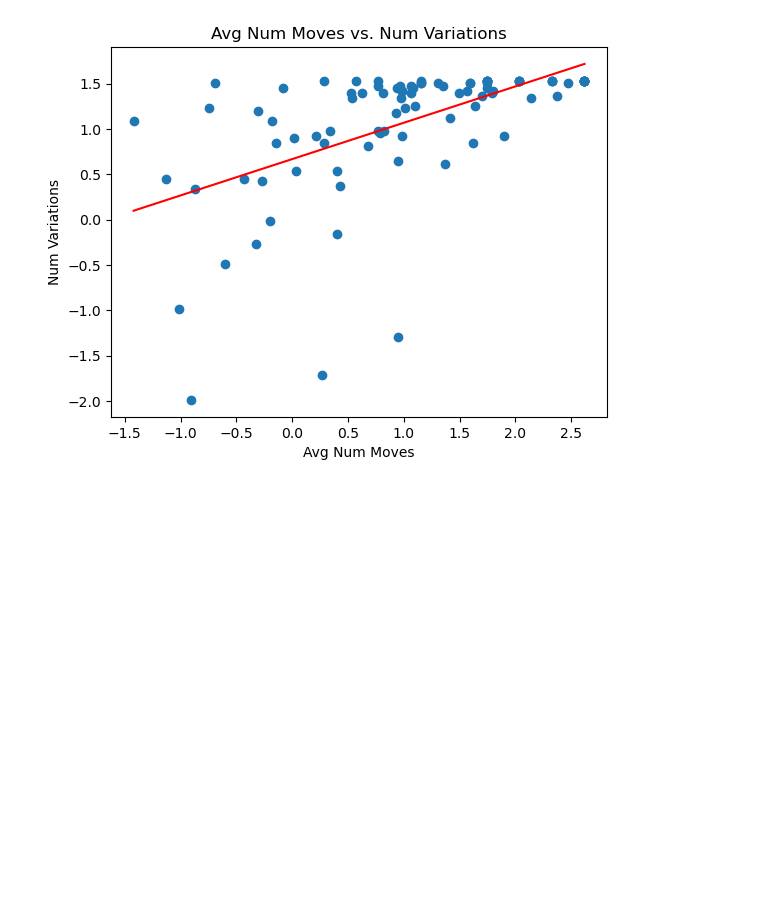
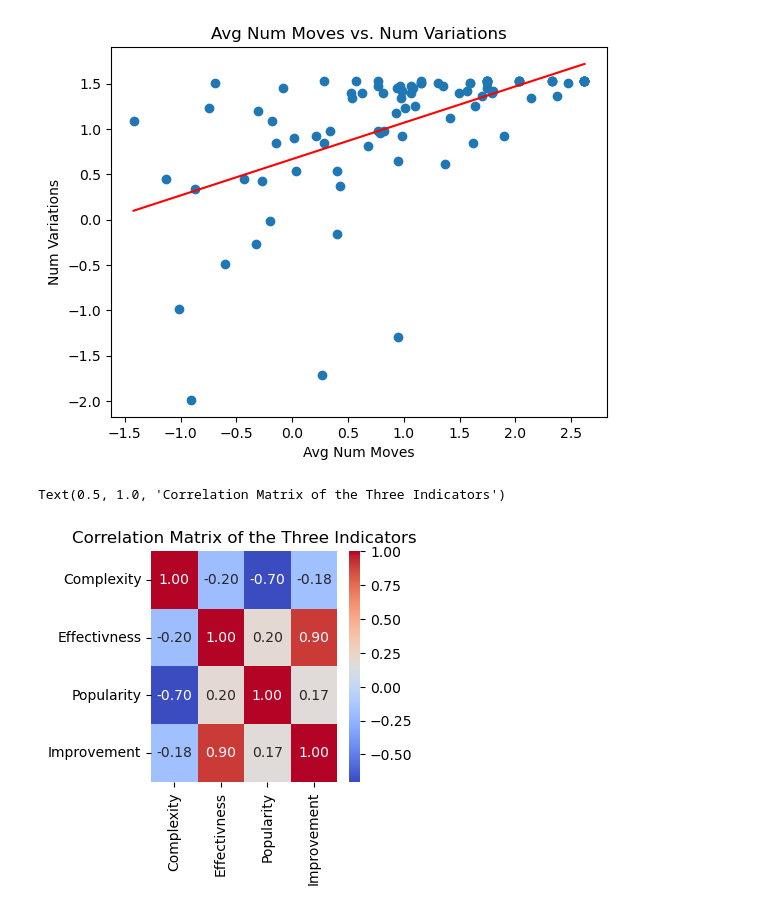
Before and after one commit to alexandredesbos/DAV-CA1, a Jupyter notebook: main.ipynb, the cells around one changed output. Cells and saved outputs as stored; diff of their text form; code cells hidden in the pictures; blank space fills up the shorter version.

Commit message:
analysis of sub-indicator

```diff
--- a/main.ipynb
+++ b/main.ipynb
@@ -346,0 +424,18 @@ data['Complexity'] = weight * data['Avg Num Moves'] + weight * data['Num Variati
+# %%
+# Now Make a new multivariate analysis with the three indicators
+
+data = pd.read_csv('archive/indicators.csv')
+
+# Select the columns for the multivariate analysis
+multivariate_data = data[['Complexity', 'Effectivness', 'Popularity', 'Improvement']]
+
+# Calculate the correlation matrix
+corr_matrix = multivariate_data.corr()
+
+# Plot the heatmap
+plt.figure(figsize=(3,3))
+sns.heatmap(corr_matrix, annot=True, cmap='coolwarm', fmt=".2f")
+plt.title('Correlation Matrix of the Three Indicators')
+# %% [output]
+Text(0.5, 1.0, 'Correlation Matrix of the Three Indicators')
+[figure, added]
```
Also changed, not shown: parts of 20 cells of this notebook, 4 other files.
